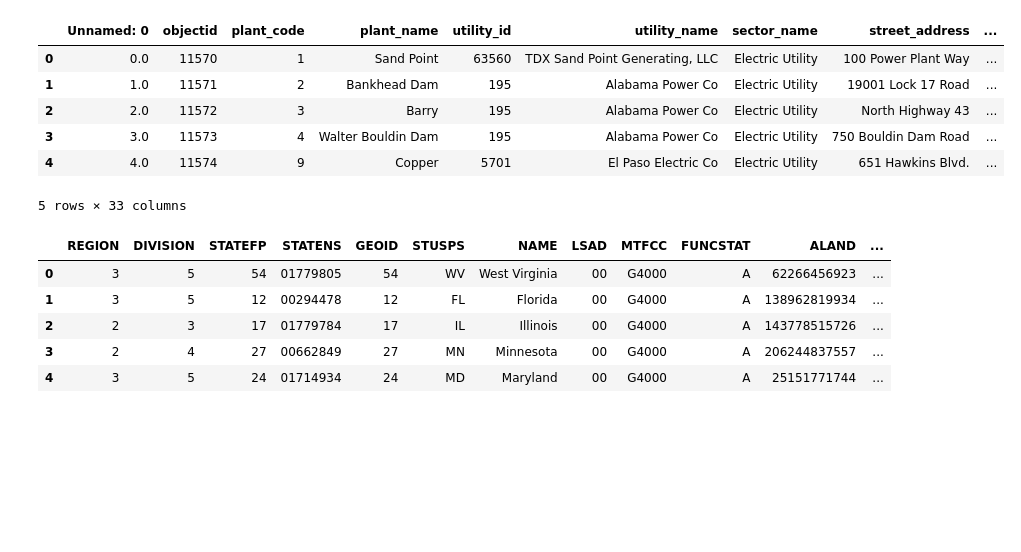
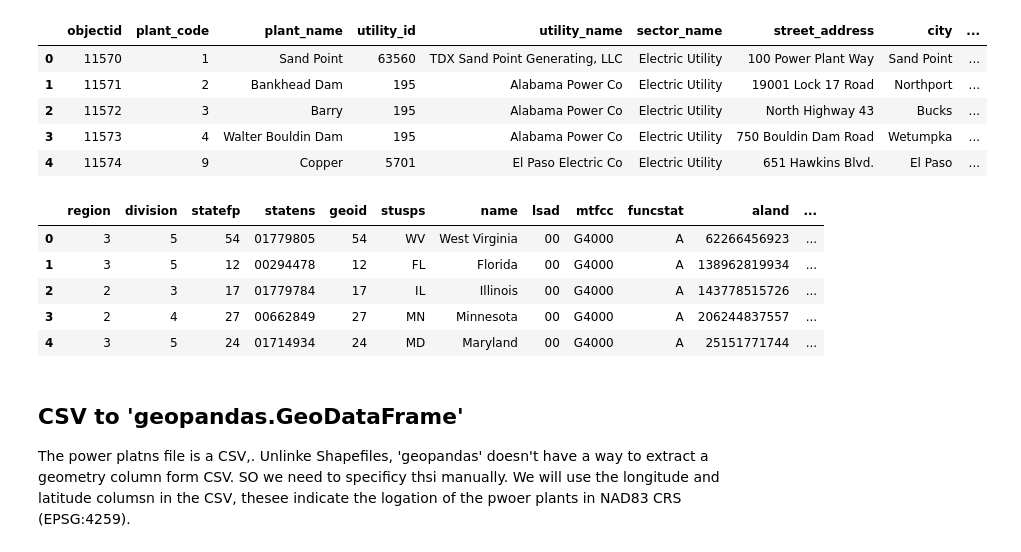
Before and after one commit to SRKads1998/eds220-2025-in-class, a Jupyter notebook: week5-code-streamlining.ipynb, the cells around one changed output. Saved outputs shown, nothing was run; the diff lists cells and outputs as text; code cells hidden in the pictures; blank space fills up the shorter version.

```diff
--- a/week5-code-streamlining.ipynb
+++ b/week5-code-streamlining.ipynb
@@ -2,29 +12,46 @@
 import os
 
 import pandas as pd
+from pandas.api.types import is_string_dtype, is_numeric_dtype
 import geopandas as gpd
+import matplotlib.pyplot as plt
+
+# display all columns when looking at dataframes
+pd.set_option("display.max.columns", None)
 # %%
 # Import power plants data
 URL = 'https://raw.githubusercontent.com/carmengg/eds-220-book/refs/heads/main/data/power_plants_epsg4269.csv'
 power_plants = pd.read_csv(URL)
 power_plants.head()
+
+# Drop first column
+power_plants = power_plants.drop(columns = 'Unnamed: 0')
+
+power_plants.head()
 # %% [output]
-|  | Unnamed: 0 | objectid | plant_code | plant_name | utility_id | utility_name | sector_name | street_address | ... |
-| 0 | 0.0 | 11570 | 1 | Sand Point | 63560 | TDX Sand Point Generating, LLC | Electric Utility | 100 Power Plant Way | ... |
-| 1 | 1.0 | 11571 | 2 | Bankhead Dam | 195 | Alabama Power Co | Electric Utility | 19001 Lock 17 Road | ... |
-| 2 | 2.0 | 11572 | 3 | Barry | 195 | Alabama Power Co | Electric Utility | North Highway 43 | ... |
-| 3 | 3.0 | 11573 | 4 | Walter Bouldin Dam | 195 | Alabama Power Co | Electric Utility | 750 Bouldin Dam Road | ... |
-| 4 | 4.0 | 11574 | 9 | Copper | 5701 | El Paso Electric Co | Electric Utility | 651 Hawkins Blvd. | ... |
+|  | objectid | plant_code | plant_name | utility_id | utility_name | sector_name | street_address | city | ... |
+| 0 | 11570 | 1 | Sand Point | 63560 | TDX Sand Point Generating, LLC | Electric Utility | 100 Power Plant Way | Sand Point | ... |
+| 1 | 11571 | 2 | Bankhead Dam | 195 | Alabama Power Co | Electric Utility | 19001 Lock 17 Road | Northport | ... |
+| 2 | 11572 | 3 | Barry | 195 | Alabama Power Co | Electric Utility | North Highway 43 | Bucks | ... |
+| 3 | 11573 | 4 | Walter Bouldin Dam | 195 | Alabama Power Co | Electric Utility | 750 Bouldin Dam Road | Wetumpka | ... |
+| 4 | 11574 | 9 | Copper | 5701 | El Paso Electric Co | Electric Utility | 651 Hawkins Blvd. | El Paso | ... |
-5 rows × 33 columns
 # %%
 # Import states data
 fp = os.path.join('data','tl_2022_us_state','tl_2022_us_state.shp')
 states = gpd.read_file(fp)
+
+# simplify col names
+states.columns = states.columns.str.lower()
 states.head()
 # %% [output]
-|  | REGION | DIVISION | STATEFP | STATENS | GEOID | STUSPS | NAME | LSAD | MTFCC | FUNCSTAT | ALAND | ... |
+|  | region | division | statefp | statens | geoid | stusps | name | lsad | mtfcc | funcstat | aland | ... |
 | 0 | 3 | 5 | 54 | 01779805 | 54 | WV | West Virginia | 00 | G4000 | A | 62266456923 | ... |
 | 1 | 3 | 5 | 12 | 00294478 | 12 | FL | Florida | 00 | G4000 | A | 138962819934 | ... |
 | 2 | 2 | 3 | 17 | 01779784 | 17 | IL | Illinois | 00 | G4000 | A | 143778515726 | ... |
 | 3 | 2 | 4 | 27 | 00662849 | 27 | MN | Minnesota | 00 | G4000 | A | 206244837557 | ... |
 | 4 | 3 | 5 | 24 | 01714934 | 24 | MD | Maryland | 00 | G4000 | A | 25151771744 | ... |
+# %% [markdown]
+## CSV to 'geopandas.GeoDataFrame'
+
+The power platns file is a CSV,. Unlinke Shapefiles, 'geopandas' doesn't have a way to extract a geometry column form CSV. SO we need to specificy thsi manually.
+We will use the longitude and latitude columsn in the CSV, thesee indicate the logation of the pwoer plants in NAD83 CRS (EPSG:4259).
```
Also changed, not shown: parts of 21 cells of this notebook.
